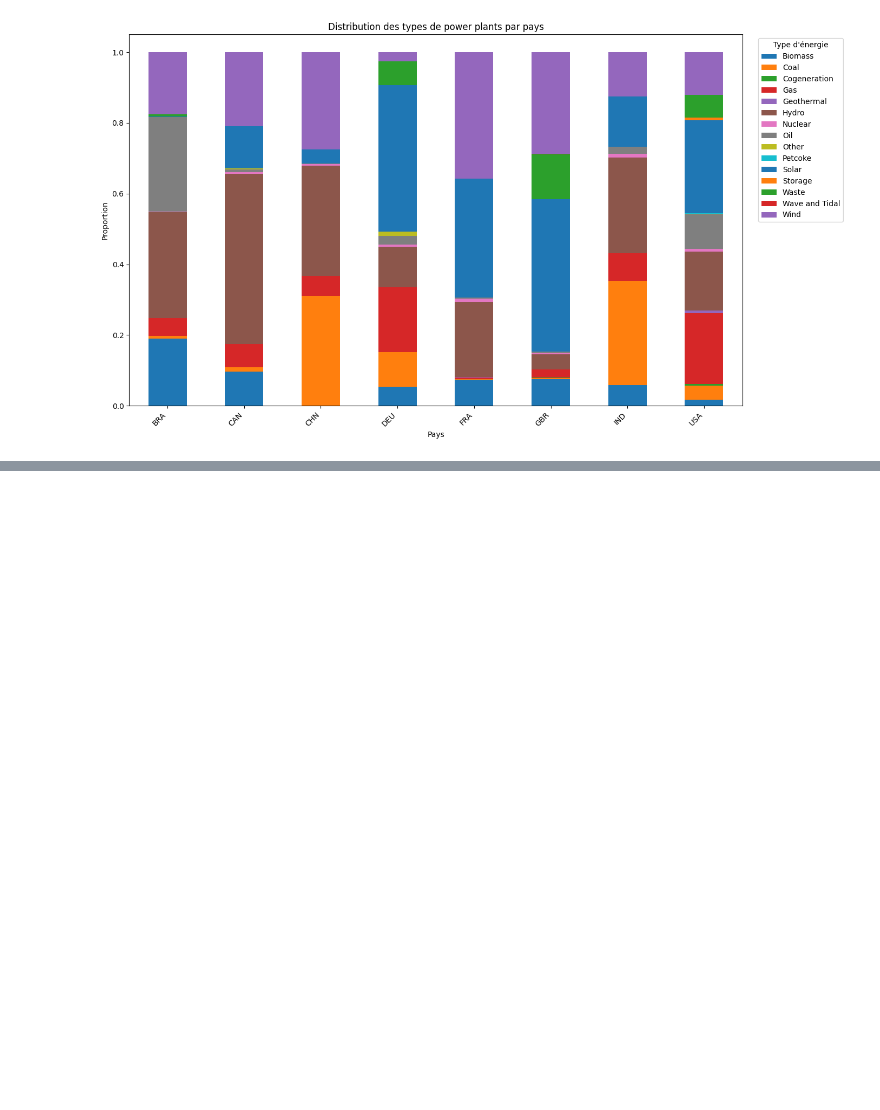
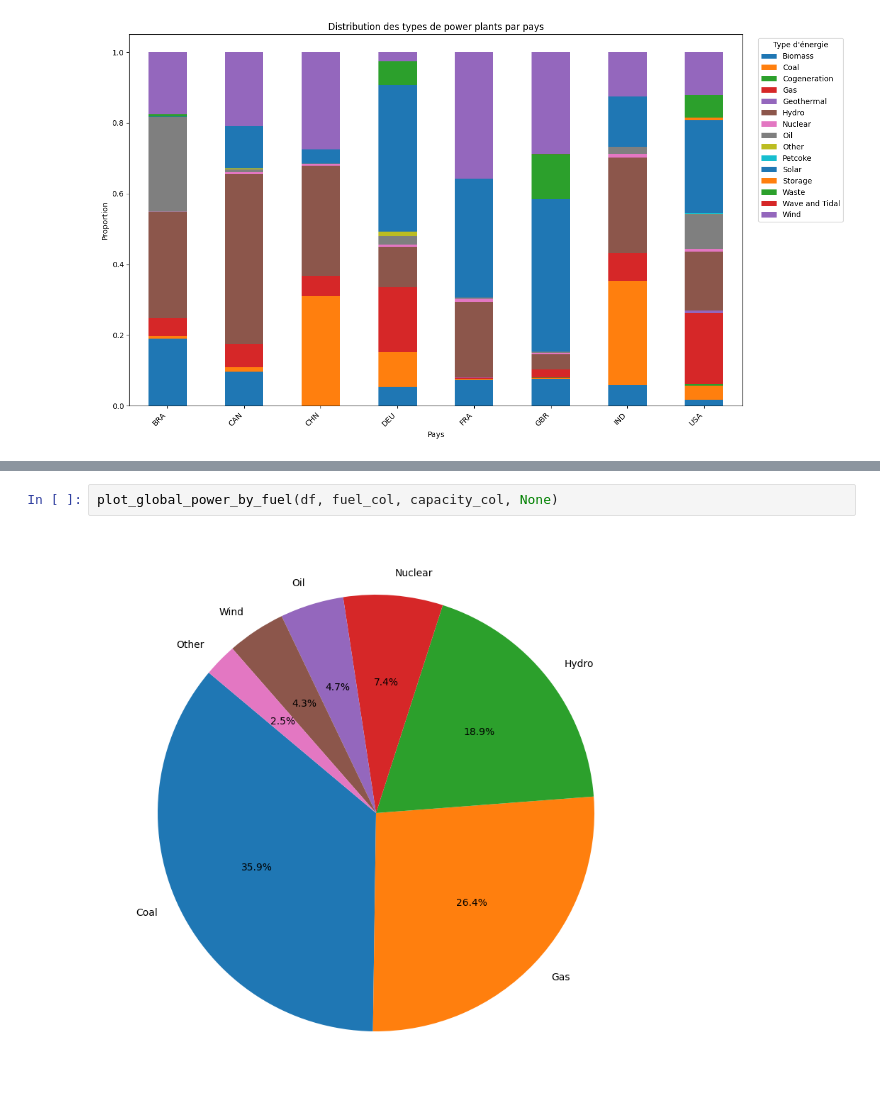
Before and after one commit to com-480-data-visualization/Deforest-Gump, a Jupyter notebook: data/csv/visualization.ipynb, the cells around one changed output, grey strips where cells are left out. Cells and saved outputs as stored; diff of their text form; blank space fills up the shorter version.

```diff
--- a/data/csv/visualization.ipynb
+++ b/data/csv/visualization.ipynb
@@ -356,0 +401,4 @@ plot_fuel_distribution_by_country(df, fuel_col, country_col, 8, None)
+# %%
+plot_global_power_by_fuel(df, fuel_col, capacity_col, None)
+# %% [output]
+[figure, added]
```
Also changed, not shown: parts of 2 cells of this notebook.
